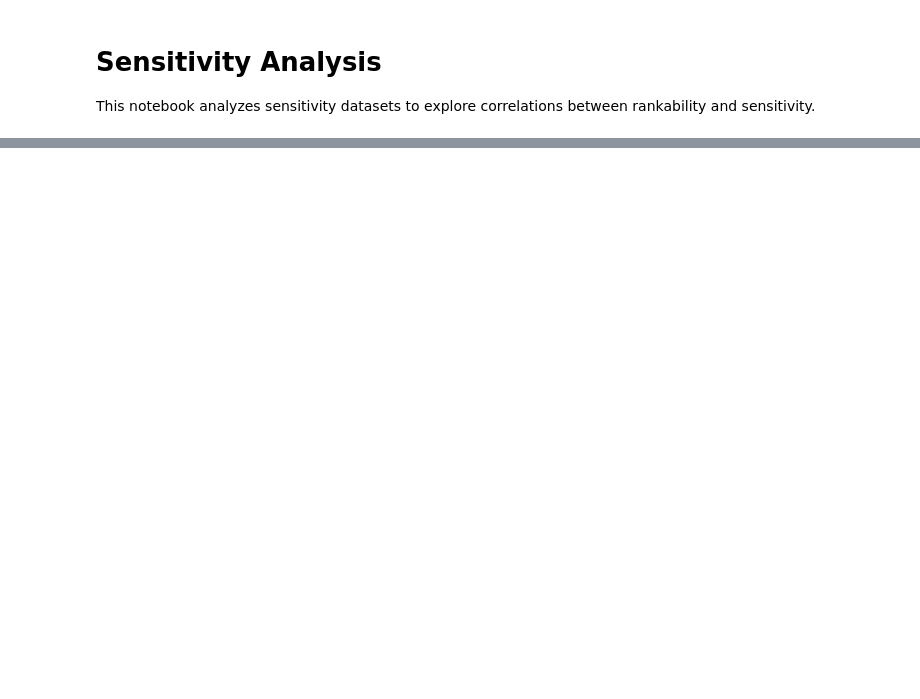
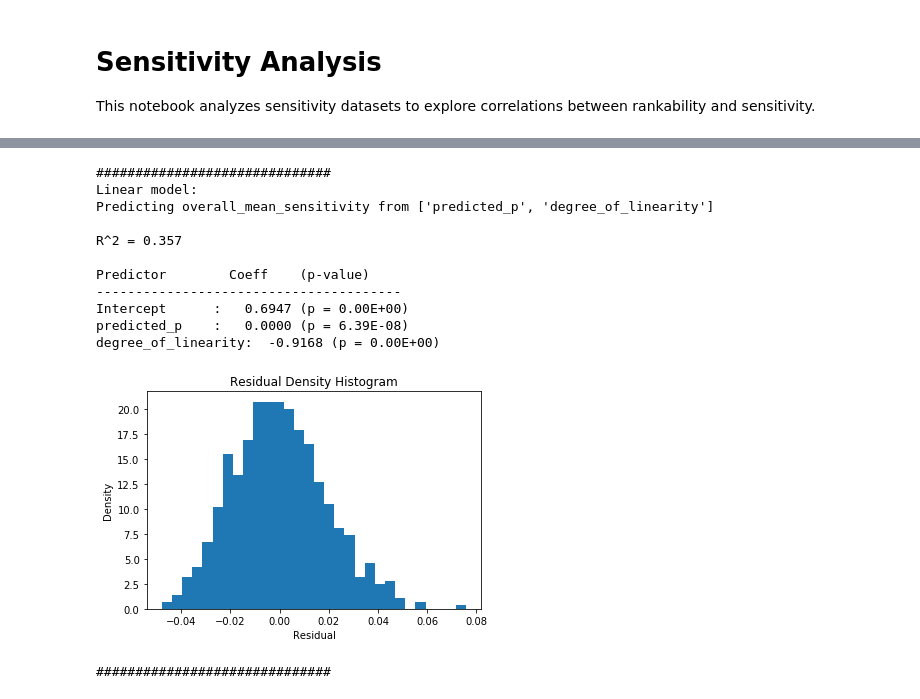
Before and after one commit to IGARDS/sensitivity_study, a Jupyter notebook: src/sensitivity_analysis.ipynb, the cells around one changed output, grey strips where cells are left out. Drawn from its saved outputs; the diff is of its cells as text; code cells hidden in the pictures; blank space fills up the shorter version.

```diff
--- a/src/sensitivity_analysis.ipynb
+++ b/src/sensitivity_analysis.ipynb
@@ -22,0 +60,4 @@ data["overall_mean_sensitivity"] = data[sensitivities].mean(axis=1)
+# %%
+swap_sensitivities = [col for col in sensitivities if "SwapNoise" in col]
+data["swap_mean_sensitivity"] = data[swap_sensitivities].mean(axis=1)
+swap_sensitivities
@@ -137,0 +294,16 @@ run_linear_model(pd.DataFrame(predicted_ps), data["overall_mean_sensitivity"], v
+# %%
+run_linear_model(pd.DataFrame({"predicted_p":predicted_ps, "degree_of_linearity":data["degree_of_linearity"]}), data["overall_mean_sensitivity"], verbose=True)
+# %% [output]
+##############################
+Linear model:
+Predicting overall_mean_sensitivity from ['predicted_p', 'degree_of_linearity']
+
+R^2 = 0.357
+
+Predictor        Coeff    (p-value)
+---------------------------------------
+Intercept      :   0.6947 (p = 0.00E+00)
+predicted_p    :   0.0000 (p = 6.39E-08)
+degree_of_linearity:  -0.9168 (p = 0.00E+00)
+[figure, added]
+##############################
```
Also changed, not shown: parts of 16 cells of this notebook.
